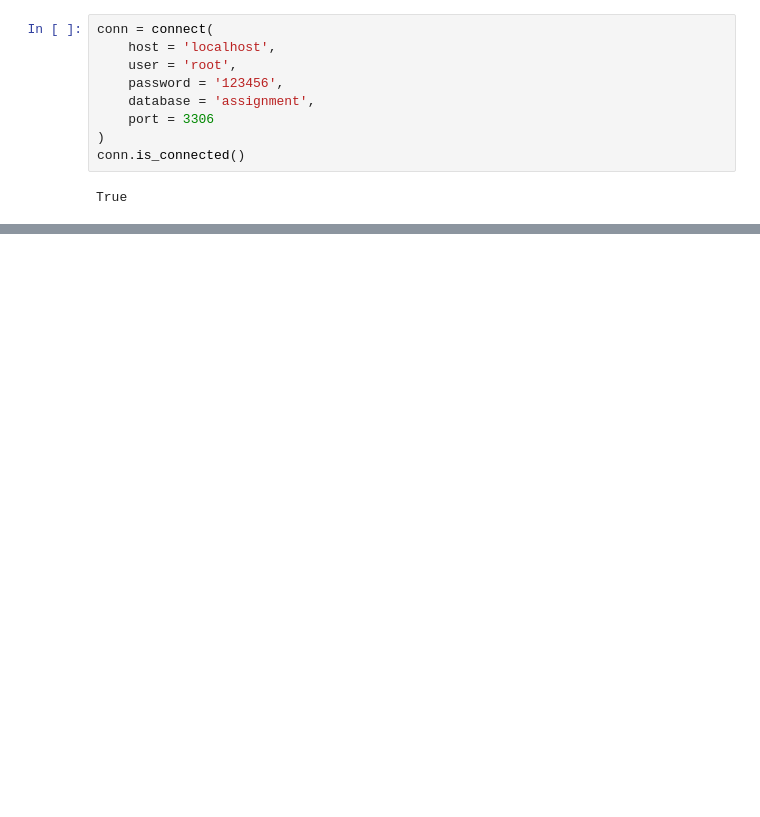
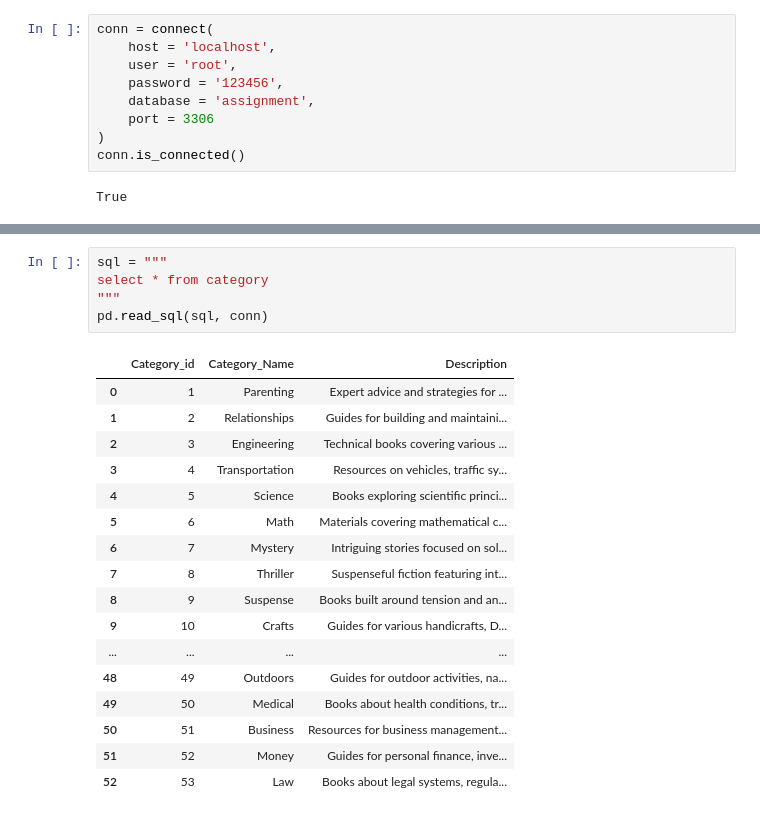
Before and after one commit to LangTuBun/EBook_Store, a Jupyter notebook: book_scraping/amazon_ebook.ipynb, the cells around one changed output, grey strips where cells are left out. Drawn from its saved outputs; the diff is of its cells as text; blank space fills up the shorter version.

```diff
--- a/book_scraping/amazon_ebook.ipynb
+++ b/book_scraping/amazon_ebook.ipynb
@@ -42,0 +114,23 @@ pd.read_sql(sql, conn)
+# %%
+sql = """
+select * from category
+"""
+pd.read_sql(sql, conn)
+# %% [output]
+|  | Category_id | Category_Name | Description |
+| 0 | 1 | Parenting | Expert advice and strategies for ... |
+| 1 | 2 | Relationships | Guides for building and maintaini... |
+| 2 | 3 | Engineering | Technical books covering various ... |
+| 3 | 4 | Transportation | Resources on vehicles, traffic sy... |
+| 4 | 5 | Science | Books exploring scientific princi... |
+| 5 | 6 | Math | Materials covering mathematical c... |
+| 6 | 7 | Mystery | Intriguing stories focused on sol... |
+| 7 | 8 | Thriller | Suspenseful fiction featuring int... |
+| 8 | 9 | Suspense | Books built around tension and an... |
+| 9 | 10 | Crafts | Guides for various handicrafts, D... |
+| ... | ... | ... | ... |
+| 48 | 49 | Outdoors | Guides for outdoor activities, na... |
+| 49 | 50 | Medical | Books about health conditions, tr... |
+| 50 | 51 | Business | Resources for business management... |
+| 51 | 52 | Money | Guides for personal finance, inve... |
+| 52 | 53 | Law | Books about legal systems, regula... |
```
Also changed, not shown: parts of 28 cells of this notebook, 4 other files.
